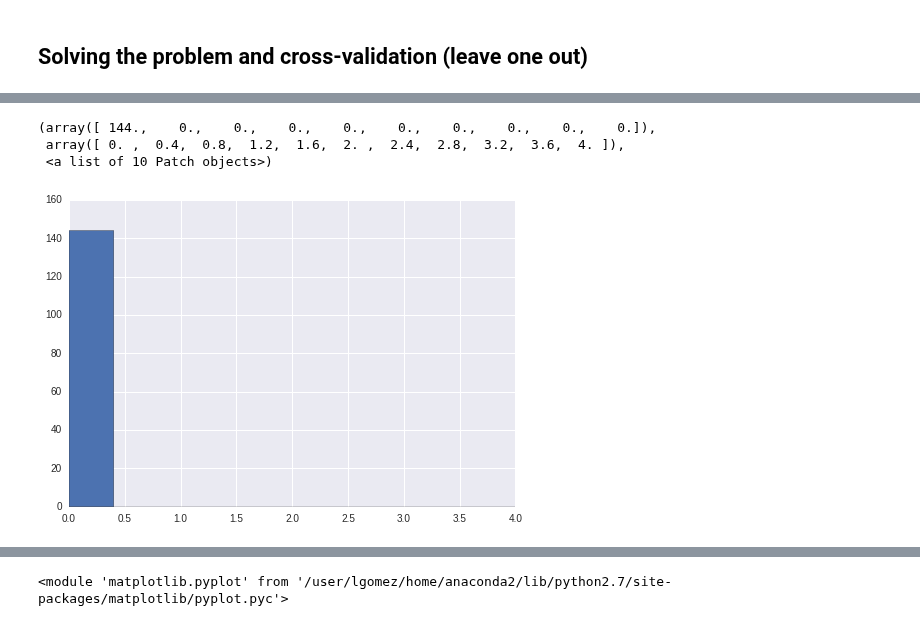
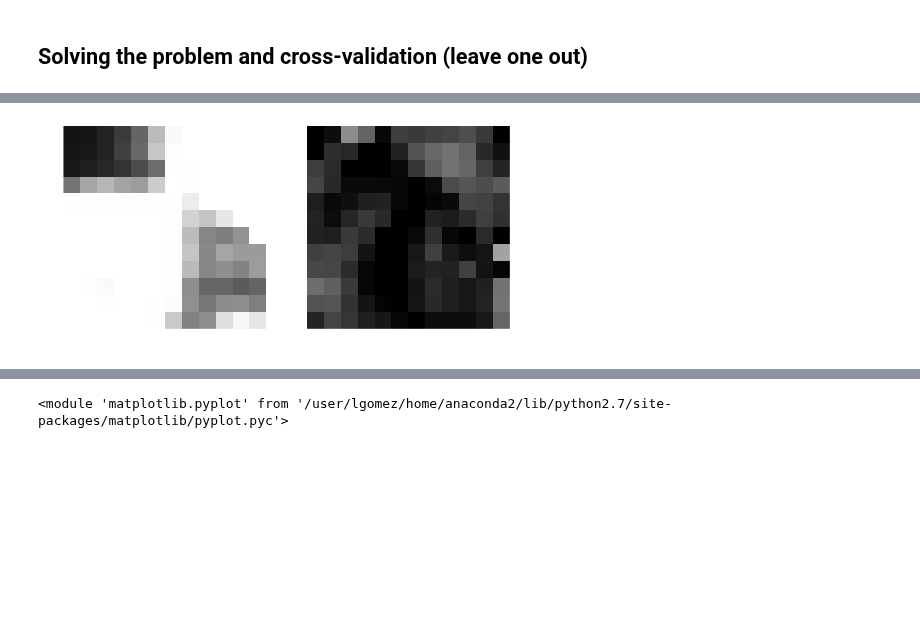
Before and after one commit to egomezsumma/iqt, a Jupyter notebook: Experimento 5.3 (Mapl+ dict G(c)).ipynb, the cells around one changed output, grey strips where cells are left out. Saved outputs shown, nothing was run; the diff lists cells and outputs as text; code cells hidden in the pictures; blank space fills up the shorter version.

```diff
--- a/Experimento 5.3 (Mapl+ dict G(c)).ipynb
+++ b/Experimento 5.3 (Mapl+ dict G(c)).ipynb
@@ -464,8 +584,7 @@ img_utils._ish(A, b=b, vmin=A.min(), vmax=A.max())
-# %%
-hist(A[:,6,:, b].flatten(), range=(0,4))
-#hist(i_hr[:,6,:, b].flatten())
-# %% [output]
-(array([ 144.,    0.,    0.,    0.,    0.,    0.,    0.,    0.,    0.,    0.]),
- array([ 0. ,  0.4,  0.8,  1.2,  1.6,  2. ,  2.4,  2.8,  3.2,  3.6,  4. ]),
- <a list of 10 Patch objects>)
-[figure, removed]
+# %%
+#hist(A[:,6,:, b].flatten(), range=(-0.03,0.15))
+#hist(i_hr[:,6,:, b].flatten())
+
+_,_, SOhr, _,  gtab = get_sample_dwi(0, [100307], loader_func, scale=2)
+img_utils._isc(np.divide(i_hr[:,6,:, 0:3],SOhr), A, b=0, vmax=0.35)
+# %% [output]
@@ -472 +592,2 @@ hist(A[:,6,:, b].flatten(), range=(0,4))
+[figure, added]
 # %%
```
Also changed, not shown: parts of 12 cells of this notebook.
